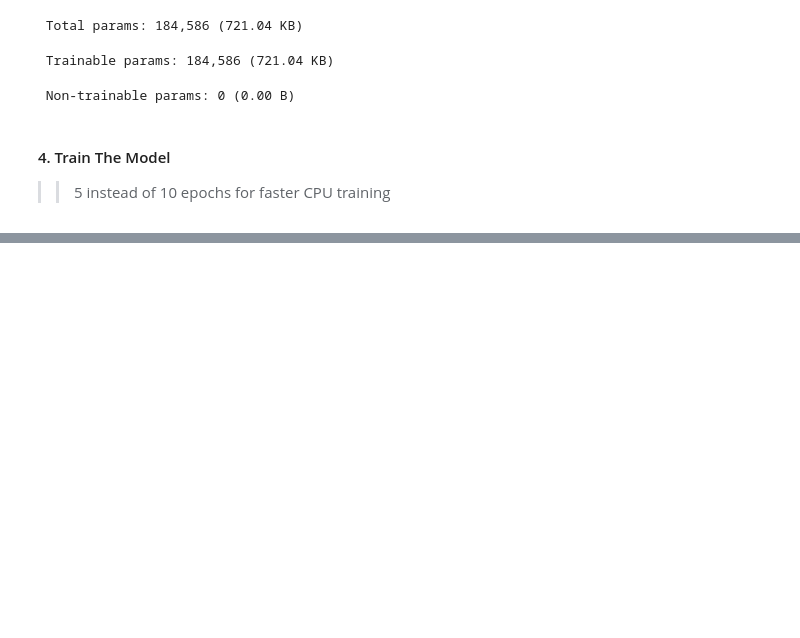
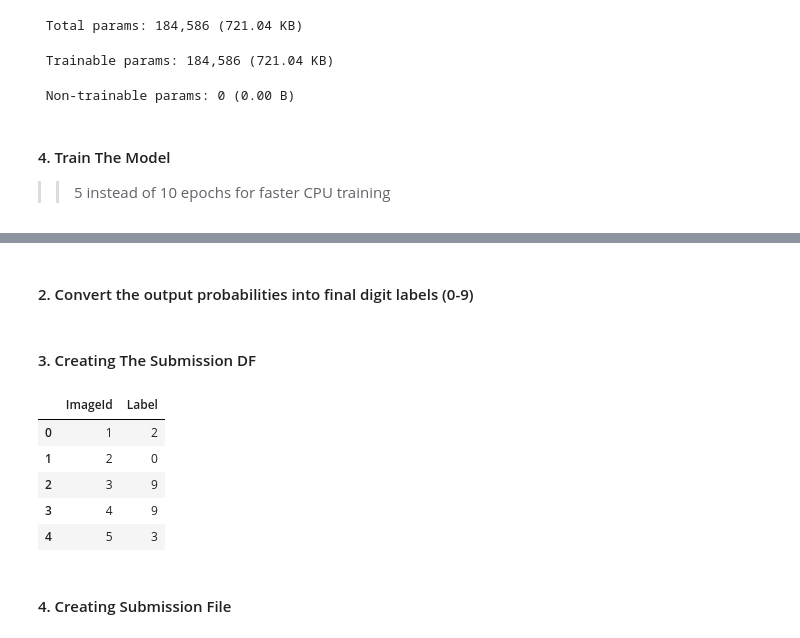
Before and after one commit to Devesh-Daku/Digit-Classifier, a Jupyter notebook: digit-recognizer.ipynb, the cells around one changed output, grey strips where cells are left out. Saved outputs shown, nothing was run; the diff lists cells and outputs as text; code cells hidden in the pictures; blank space fills up the shorter version.

Commit message:
updated till First baseline model perfromance scored .98735

```diff
--- a/digit-recognizer.ipynb
+++ b/digit-recognizer.ipynb
@@ -170,3 +178,8 @@ Shape of y_val: (4200, 10)
+# %%
+competition_test_df = pd.read_csv('/kaggle/input/data-classifieer-train-submission/test.csv')
+
+competition_test_images = competition_test_df / 255.0
+competition_test_images = competition_test_images.values.reshape(-1, 28, 28, 1)
 # %% [markdown]
 ### Preprocessing Summary
 > #### Our data is now fully prepared. We have normalized, reshaped, and one-hot encoded our features and labels. By creating separate training and validation sets, we have established a robust framework to train our model and evaluate its ability to generalize to unseen data. We are now ready to proceed to *Phase 3: Baseline Modeling*.
@@ -283,0 +353,2 @@ Model training finished.
+# %%
+predictions = model.predict(competition_test_images)
@@ -283,0 +357,22 @@ Model training finished.
+# %% [markdown]
+#### 2. Convert the output probabilities into final digit labels (0-9)
+# %%
+predicted_labels = np.argmax(predictions, axis=1)
+# %% [markdown]
+#### 3. Creating The Submission DF
+# %%
+submission = pd.DataFrame({
+    'ImageId': range(1, len(predicted_labels) + 1),
+    'Label': predicted_labels
+})
+# %%
+submission.head()
+# %% [output]
+|  | ImageId | Label |
+| 0 | 1 | 2 |
+| 1 | 2 | 0 |
+| 2 | 3 | 9 |
+| 3 | 4 | 9 |
+| 4 | 5 | 3 |
+# %% [markdown]
+#### 4. Creating Submission File
```
Also changed, not shown: parts of 15 cells of this notebook.
